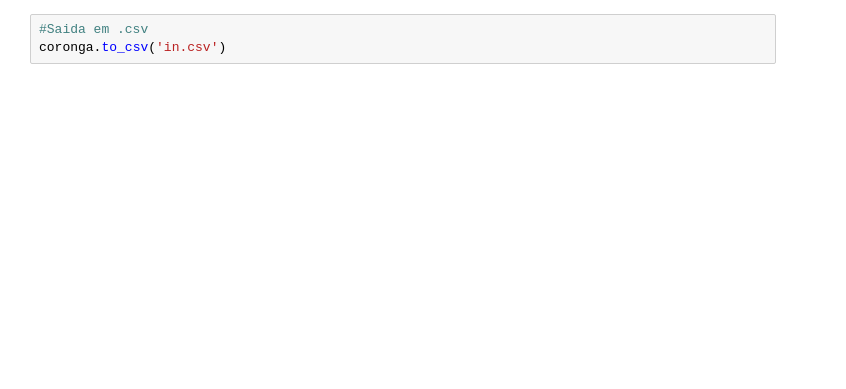
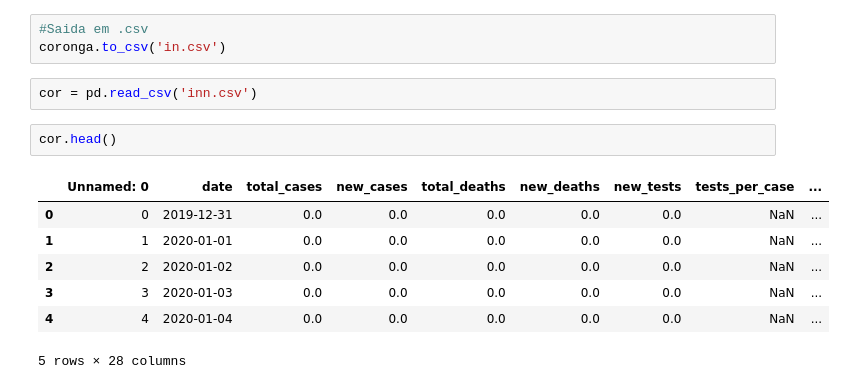
Before and after one commit to fahmedx/TCC-COVID, a Jupyter notebook: TCC_COVID/Master/Clean_dataset_generator.ipynb, the cells around one changed output. Drawn from its saved outputs; the diff is of its cells as text; blank space fills up the shorter version.

```diff
--- a/TCC_COVID/Master/Clean_dataset_generator.ipynb
+++ b/TCC_COVID/Master/Clean_dataset_generator.ipynb
@@ -120,3 +120,15 @@ sea.heatmap(coronga.isnull(),yticklabels=False,cbar=False,cmap='viridis')
 # %%
 #Saida em .csv
 coronga.to_csv('in.csv')
+# %%
+cor = pd.read_csv('inn.csv')
+# %%
+cor.head()
+# %% [output]
+|  | Unnamed: 0 | date | total_cases | new_cases | total_deaths | new_deaths | new_tests | tests_per_case | ... |
+| 0 | 0 | 2019-12-31 | 0.0 | 0.0 | 0.0 | 0.0 | 0.0 | NaN | ... |
+| 1 | 1 | 2020-01-01 | 0.0 | 0.0 | 0.0 | 0.0 | 0.0 | NaN | ... |
+| 2 | 2 | 2020-01-02 | 0.0 | 0.0 | 0.0 | 0.0 | 0.0 | NaN | ... |
+| 3 | 3 | 2020-01-03 | 0.0 | 0.0 | 0.0 | 0.0 | 0.0 | NaN | ... |
+| 4 | 4 | 2020-01-04 | 0.0 | 0.0 | 0.0 | 0.0 | 0.0 | NaN | ... |
+5 rows × 28 columns
```
Also changed, not shown: parts of 2 cells of this notebook, 5 other files.
